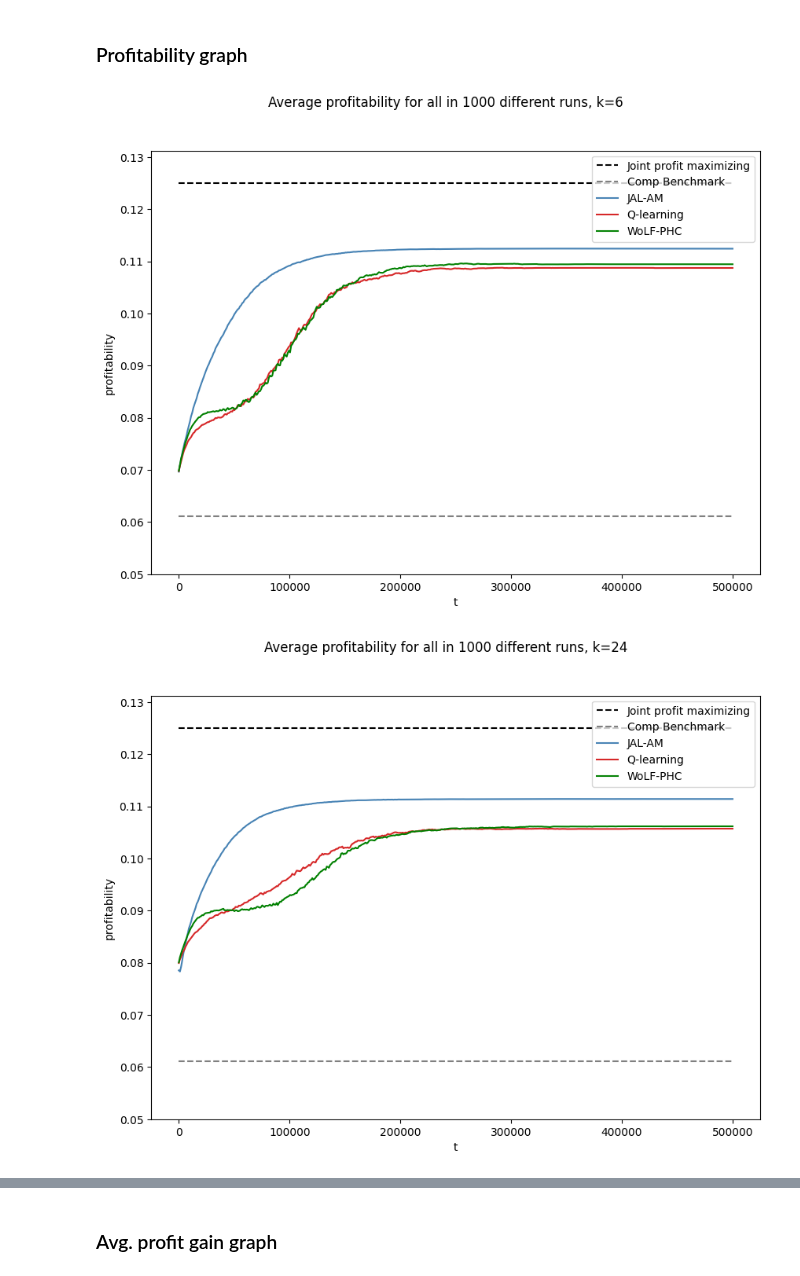
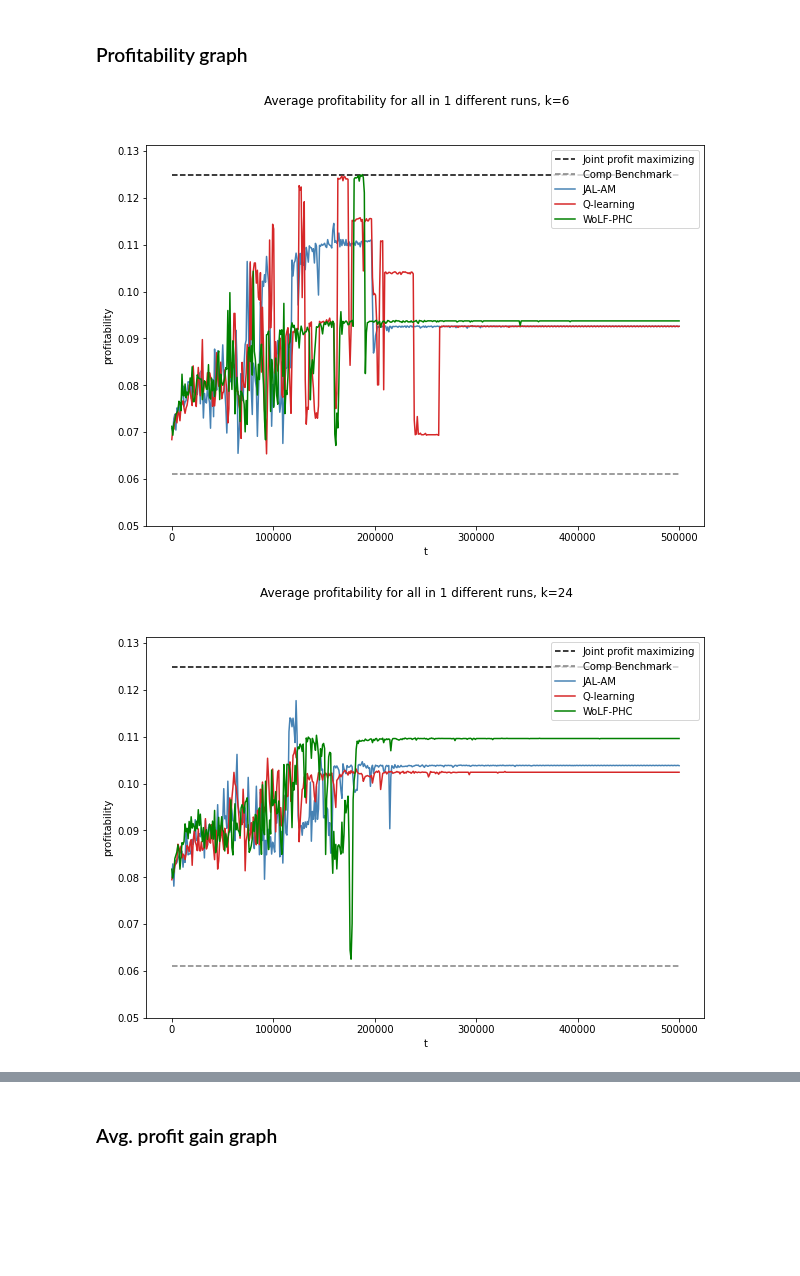
Before and after one commit to nicklasbusk/Bachelorprojekt, a Jupyter notebook: Code/graphs.ipynb, the cells around one changed output, grey strips where cells are left out. Drawn from its saved outputs; the diff is of its cells as text; code cells hidden in the pictures; blank space fills up the shorter version.

```diff
--- a/Code/graphs.ipynb
+++ b/Code/graphs.ipynb
@@ -9,7 +10,7 @@ from tqdm import tqdm
 # %% [markdown]
 # Baseline
 # %%
-def run_sim( alpha, gamma, delta_l, delta_w, k, T, n):#(0.3,0.95,0.2,0.6,np.linspace(0,1,7),500000,100)
+def run_sim(alpha, gamma, delta_l, delta_w, k, T, n):#(0.3,0.95,0.2,0.6,np.linspace(0,1,7),500000,100)
     """
     args:
         alpha: step-size parameter
@@ -33,7 +34,7 @@ def run_sim( alpha, gamma, delta_l, delta_w, k, T, n):#(0.3,0.95,0.2,0.6,np.lins
     edge = 0
 
     for i in tqdm(range(n), desc='JAL-AM 1/3', leave=True):
-        p_table, avg_profs1, avg_profs2 = JAL_AM2(alpha, gamma, T, k)
+        p_table, avg_profs1, avg_profs2 = JAL_AM(alpha, gamma, T, k)
         per_firm_profit = np.sum([avg_profs1, avg_profs2], axis=0)/2
         avg_prof_gain[i] = per_firm_profit[498]/0.125
         summed_avg_profitabilities = np.sum([summed_avg_profitabilities, per_firm_profit], axis=0)
@@ -74,35 +75,44 @@ def run_sim( alpha, gamma, delta_l, delta_w, k, T, n):#(0.3,0.95,0.2,0.6,np.lins
     WoLF_PHC_res=[avg_avg_profitabilities, avg_prof_gain, edge, focal]
     return JAL_AM_res,Q_learner_res, WoLF_PHC_res, n, len(k)
 # %%
-JAL_AM_res,Q_learner_res, WoLF_PHC_res, t, k=run_sim(0.3,0.95,0.2,0.6,np.linspace(0,1,7),500000,1000)
+JAL_AM_res,Q_learner_res, WoLF_PHC_res, t, k=run_sim(0.3,0.95,0.2,0.6,np.linspace(0,1,7),500000,1)
 # %%
-JAL_AM_res24,Q_learner_res24, WoLF_PHC_res24, tt, k24=run_sim(0.3,0.95,0.2,0.6,np.linspace(0,1,25),500000,1000)
+JAL_AM_res24,Q_learner_res24, WoLF_PHC_res24, tt, k24=run_sim(0.3,0.95,0.2,0.6,np.linspace(0,1,25),500000,1)
 # %% [markdown]
 ### Profitability graph
 # %%
-def plot_profitability(t, k, JAL_AM_res, Q_learner_res, WoLF_PHC_res):
+def plot_profitability(t, k, JAL_AM_res, Q_learner_res, WoLF_PHC_res, mu=0, baseline=True):
     fig, axs = plt.subplots(1, 1, figsize=(10,7))
-    fig.suptitle("Average profitability for all in {} different runs, k={}".format(t, k-1))
+    if baseline:
+        fig.suptitle("Average profitability for all in {} different runs, k={}".format(t, k-1))
+    else:
+        fig.suptitle("Average profitability for all in {} different runs, k={}, $\mu$={}".format(t, k-1, mu))
     axs.set_xlabel("t")
     axs.set_ylabel("profitability")
     xs = np.linspace(0, 500000, 499)
     axs.set_ylim(0.05,0.125+(0.125*0.05))
     axs.hlines(0.125, xmin=xs[0], xmax=xs[-1], colors='black', linestyles='dashed', label='Joint profit maximizing')
     axs.hlines(0.0611, xmin=xs[0], xmax=xs[-1], colors='grey', linestyles='dashed', label='Comp Benchmark')
-    axs.plot(xs, JAL_AM_res[0], color="steelblue", label = "JAL-AM")
-    axs.plot(xs, Q_learner_res[0], color="C3", label = "Q-learning")
-    axs.plot(xs, WoLF_PHC_res[0], color="g", label = "WoLF-PHC")
-
-
+    if baseline:
+        axs.plot(xs, JAL_AM_res[0], color="steelblue", label = "JAL-AM")
+        axs.plot(xs, Q_learner_res[0], color="C3", label = "Q-learning")
+        axs.plot(xs, WoLF_PHC_res[0], color="g", label = "WoLF-PHC")
+    else:
+        axs.plot(xs, JAL_AM_res[0], color="steelblue", label = "JAL-AM asym")
+        axs.plot(xs, Q_learner_res[0], color="C3", label = "Q-learning asym")
+        axs.plot(xs, WoLF_PHC_res[0], color="g", label = "WoLF-PHC asym")
     axs.legend()  # Show the legend to display the label of the newly added line
-    plt.savefig(f'Graphs/baseline_prof{k}.png')
+    if baseline:
+        plt.savefig(f'Graphs/baseline_prof_k{k}.png')
+    else:
+        plt.savefig(f'Graphs/asym_prof_k{k}_mu{mu}.png')
     plt.show()
 # %%
-plot_profitability(t, k, JAL_AM_res, Q_learner_res, WoLF_PHC_res)
-plot_profitability(tt, k24, JAL_AM_res24, Q_learner_res24, WoLF_PHC_res24)
+plot_profitability(t, k, JAL_AM_res, Q_learner_res, WoLF_PHC_res, 0)
+plot_profitability(tt, k24, JAL_AM_res24, Q_learner_res24, WoLF_PHC_res24, 0)
 # %% [output]
-[figure, old version]
+[figure, new version]
-[figure, old version]
+[figure, new version]
 # %%
 print("Profitability JAL-AM (k=6):      ", JAL_AM_res[0][498])
 print("Profitability Q-learning (k=6):  ", Q_learner_res[0][498])
```
Also changed, not shown: parts of 30 cells of this notebook, 25 other files.
